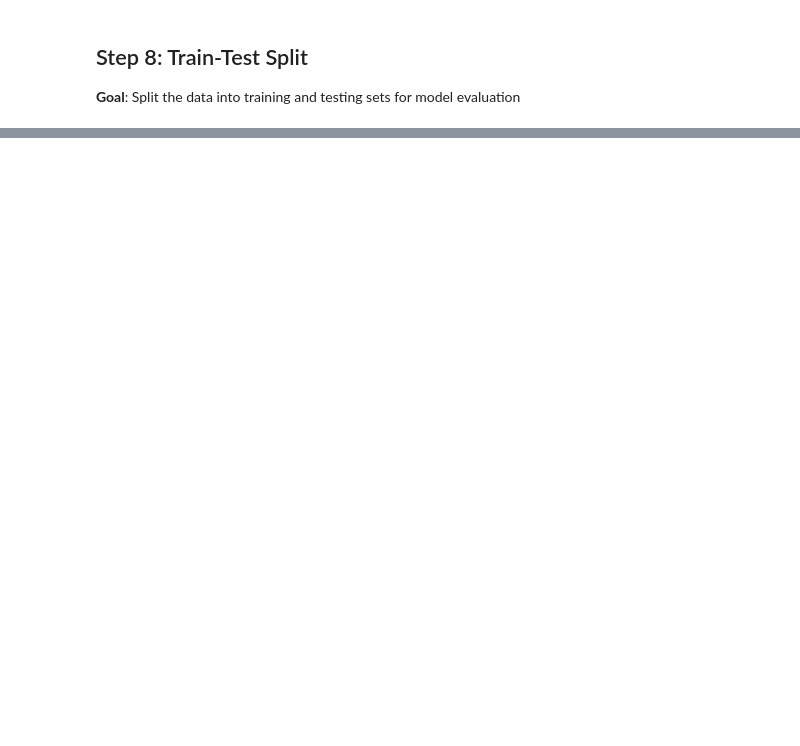
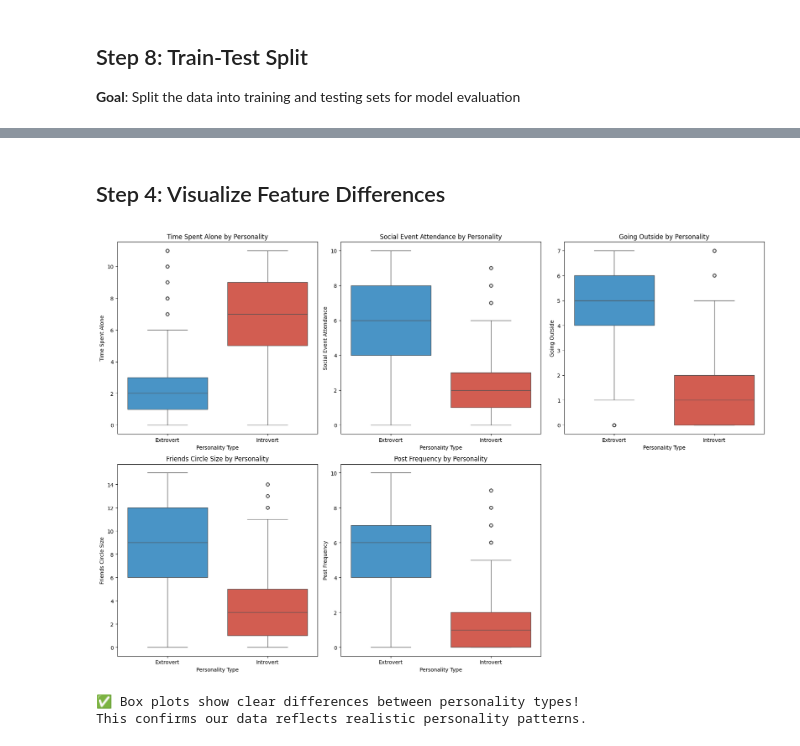
Before and after one commit to cyprian-kiplangat/AIClass, a Jupyter notebook: personality-predictor.ipynb, the cells around one changed output, grey strips where cells are left out. Cells and saved outputs as stored; diff of their text form; code cells hidden in the pictures; blank space fills up the shorter version.

```diff
--- a/personality-predictor.ipynb
+++ b/personality-predictor.ipynb
@@ -364,0 +298,9 @@ Class distribution in training set:
+# %%
+import matplotlib.pyplot as plt
+import seaborn as sns
+
+# Set visualization style
+plt.style.use('default')
+sns.set_palette(['#3498db', '#e74c3c'])  # Blue for Extrovert, Red for Introvert
+
+print("📊 Visualization libraries loaded successfully!")
@@ -364,0 +380,30 @@ Class distribution in training set:
+# %% [markdown]
+## Step 4: Visualize Feature Differences
+# %%
+# Create box plots to compare features with proper labels and colors
+fig, axes = plt.subplots(2, 3, figsize=(18, 12))
+axes = axes.ravel()
+
+# Create a copy with string labels for visualization
+data_viz = data_clean.copy()
+data_viz[target_column] = data_viz[target_column].map({0: 'Extrovert', 1: 'Introvert'})
+
+for i, col in enumerate(numeric_columns):
+    sns.boxplot(data=data_viz, x=target_column, y=col, ax=axes[i],
+                palette={'Extrovert': '#3498db', 'Introvert': '#e74c3c'})
+    axes[i].set_title(f'{col.replace("_", " ").title()} by Personality')
+    axes[i].set_xlabel('Personality Type')
+    axes[i].set_ylabel(col.replace('_', ' ').title())
+
+# Remove empty subplot
+fig.delaxes(axes[5])
+
+plt.tight_layout()
+plt.show()
+
+print("\n✅ Box plots show clear differences between personality types!")
+print("This confirms our data reflects realistic personality patterns.")
+# %% [output]
+[figure, added]
+✅ Box plots show clear differences between personality types!
+This confirms our data reflects realistic personality patterns.
```
Also changed, not shown: parts of 46 cells of this notebook, 4 other files.
